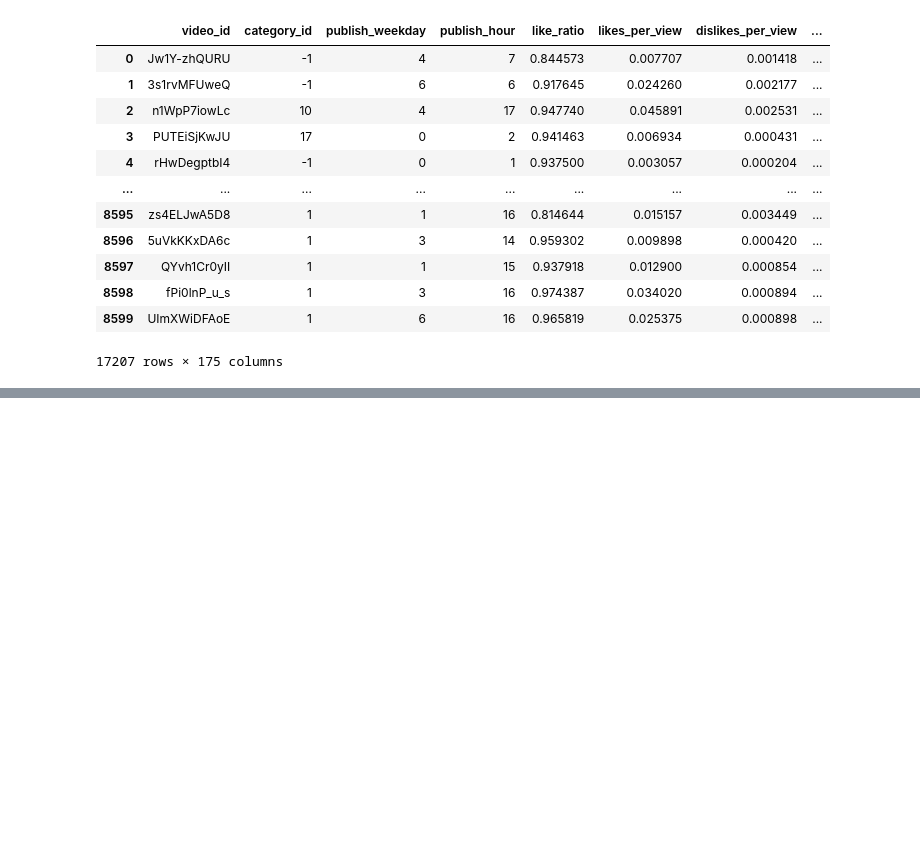
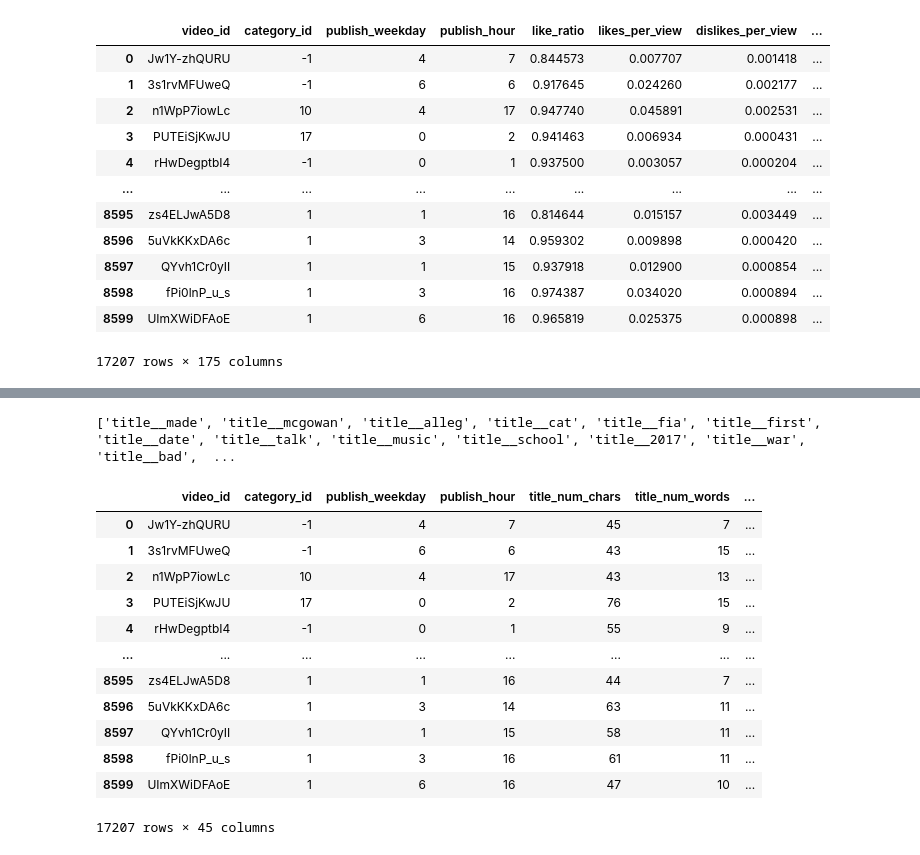
Before and after one commit to hejmsdz/youtube-trending-prediction, a Jupyter notebook: notebooks/07_trending_classification.ipynb, the cells around one changed output, grey strips where cells are left out. Cells and saved outputs as stored; diff of their text form; code cells hidden in the pictures; blank space fills up the shorter version.

```diff
--- a/notebooks/07_trending_classification.ipynb
+++ b/notebooks/07_trending_classification.ipynb
@@ -165,0 +225,24 @@ non-trending
+# %%
+old_token_columns = [col for col in df.columns if '__' in col]
+print(old_token_columns)
+
+df = df.drop(columns=old_token_columns)
+# %% [output]
+['title__made', 'title__mcgowan', 'title__alleg', 'title__cat', 'title__fia', 'title__first', 'title__date', 'title__talk', 'title__music', 'title__school', 'title__2017', 'title__war', 'title__bad',  ...
+# %%
+df = df.drop(columns=['like_ratio', 'likes_per_view', 'dislikes_per_view', 'comments_per_view'])
+df
+# %% [output]
+|  | video_id | category_id | publish_weekday | publish_hour | title_num_chars | title_num_words | ... |
+| 0 | Jw1Y-zhQURU | -1 | 4 | 7 | 45 | 7 | ... |
+| 1 | 3s1rvMFUweQ | -1 | 6 | 6 | 43 | 15 | ... |
+| 2 | n1WpP7iowLc | 10 | 4 | 17 | 43 | 13 | ... |
+| 3 | PUTEiSjKwJU | 17 | 0 | 2 | 76 | 15 | ... |
+| 4 | rHwDegptbI4 | -1 | 0 | 1 | 55 | 9 | ... |
+| ... | ... | ... | ... | ... | ... | ... | ... |
+| 8595 | zs4ELJwA5D8 | 1 | 1 | 16 | 44 | 7 | ... |
+| 8596 | 5uVkKKxDA6c | 1 | 3 | 14 | 63 | 11 | ... |
+| 8597 | QYvh1Cr0yII | 1 | 1 | 15 | 58 | 11 | ... |
+| 8598 | fPi0lnP_u_s | 1 | 3 | 16 | 61 | 11 | ... |
+| 8599 | UImXWiDFAoE | 1 | 6 | 16 | 47 | 10 | ... |
+17207 rows × 45 columns
```
Also changed, not shown: parts of 13 cells of this notebook.
